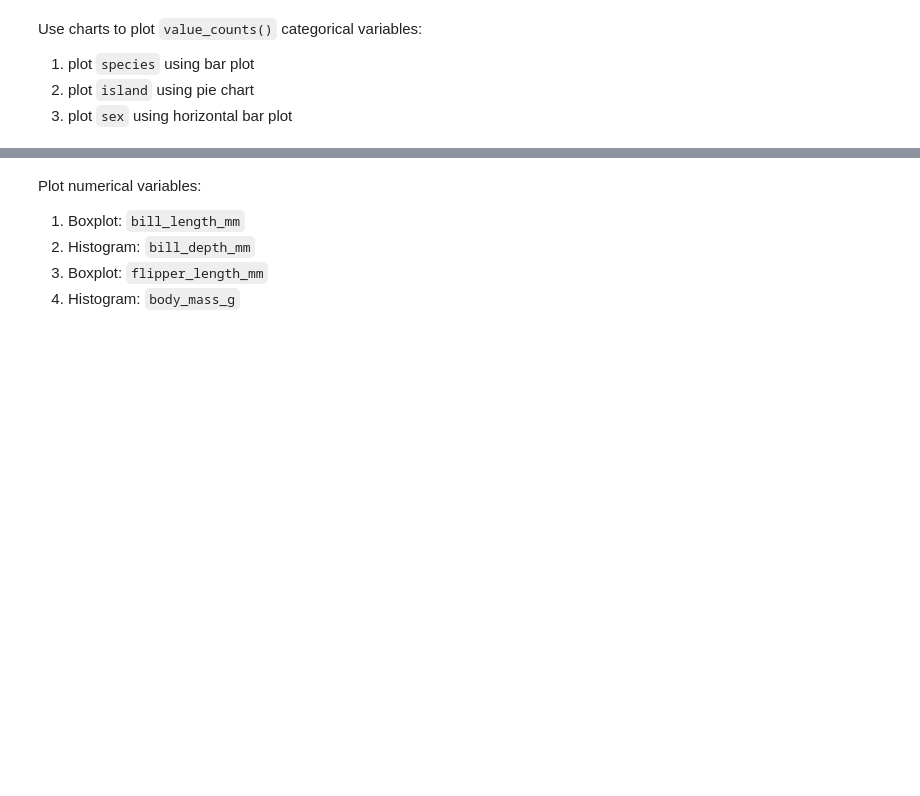
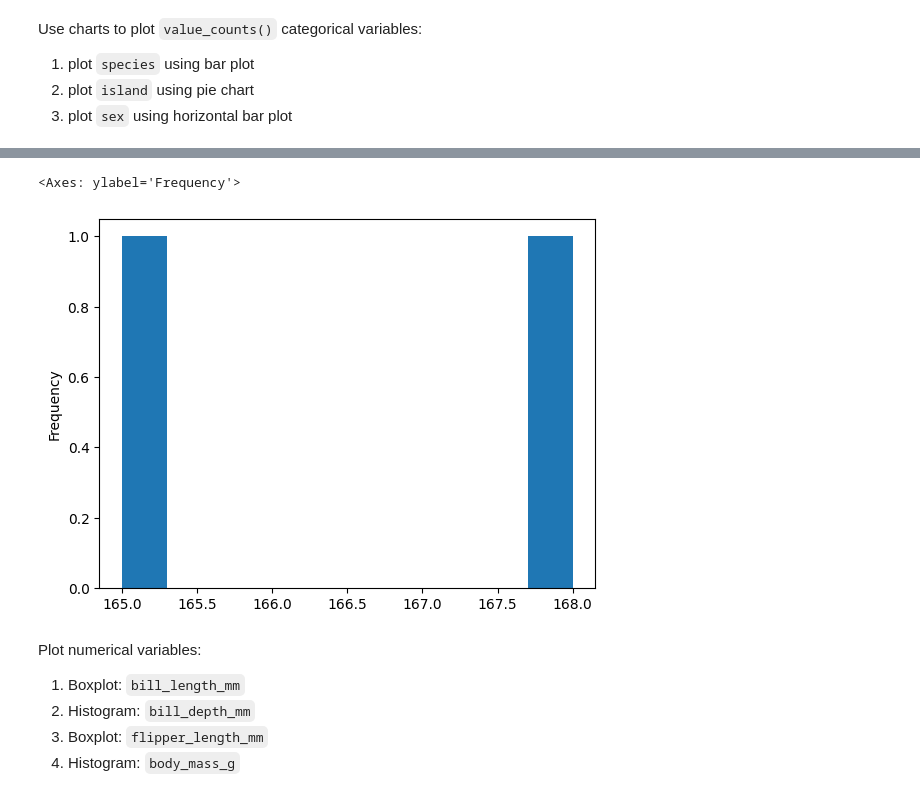
Before and after one commit to musaad-ai/B5, a Jupyter notebook: content/W2/M3/exercises/eda_penguins_ex.ipynb, the cells around one changed output, grey strips where cells are left out. Drawn from its saved outputs; the diff is of its cells as text; code cells hidden in the pictures; blank space fills up the shorter version.

```diff
--- a/content/W2/M3/exercises/eda_penguins_ex.ipynb
+++ b/content/W2/M3/exercises/eda_penguins_ex.ipynb
@@ -142,3 +152,8 @@ Use charts to plot `value_counts()` categorical variables:
+# %%
+sex.plot(kind='hist')
+# %% [output]
+<Axes: ylabel='Frequency'>
+[figure, added]
 # %% [markdown]
 Plot numerical variables:
 
```
Also changed, not shown: parts of 16 cells of this notebook, 2 other files.
